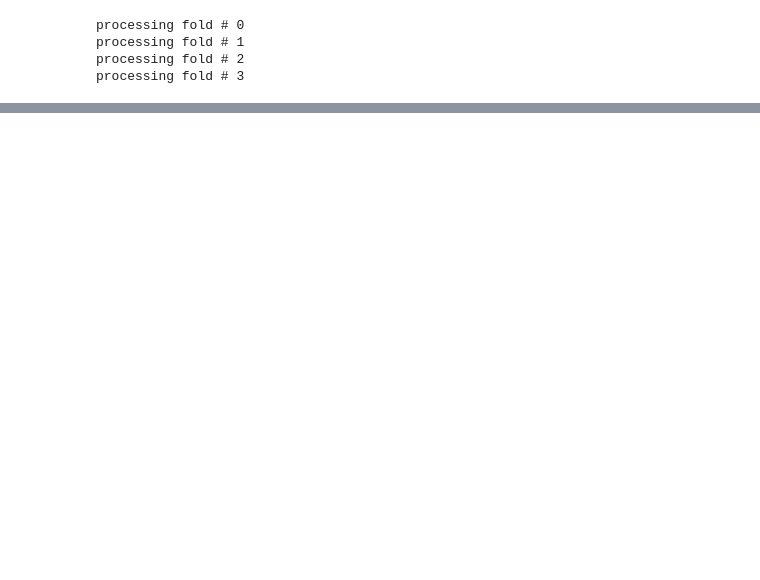
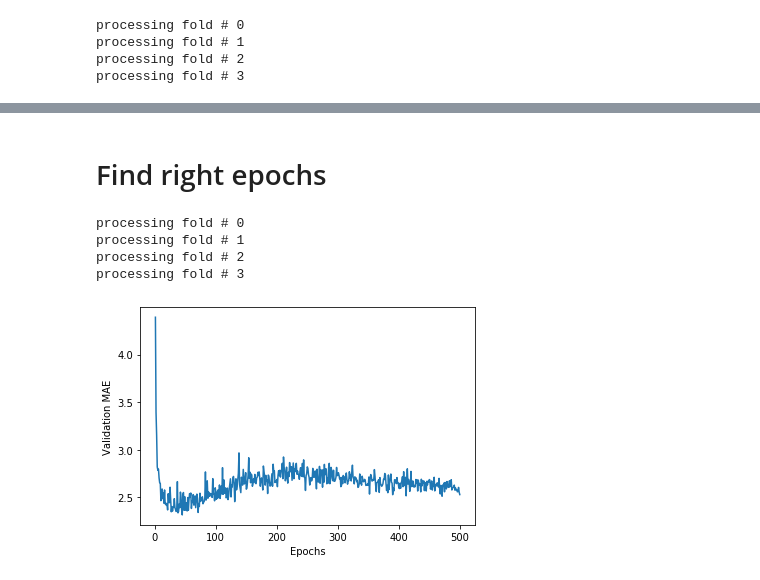
Before and after one commit to PratipRana/practiceDeepLearning, a Jupyter notebook: Chapter3c.ipynb, the cells around one changed output, grey strips where cells are left out. Drawn from its saved outputs; the diff is of its cells as text; code cells hidden in the pictures; blank space fills up the shorter version.

```diff
--- a/Chapter3c.ipynb
+++ b/Chapter3c.ipynb
@@ -115,0 +120,2 @@ test_mae
+# %% [markdown]
+# Find right epochs
@@ -115,0 +126,44 @@ test_mae
+# %%
+num_epochs = 500
+all_mae_histories = []
+for i in range(k):
+    print('processing fold #', i)
+    # Prepare the validation data: data from partition # k
+    val_data = train_data[i * num_val_samples: (i + 1) * num_val_samples]
+    val_targets = train_targets[i * num_val_samples: (i + 1) * num_val_samples]
+
+    # Prepare the training data: data from all other partitions
+    partial_train_data = np.concatenate(
+        [train_data[:i * num_val_samples],
+         train_data[(i + 1) * num_val_samples:]],
+        axis=0)
+    partial_train_targets = np.concatenate(
+        [train_targets[:i * num_val_samples],
+         train_targets[(i + 1) * num_val_samples:]],
+        axis=0)
+
+    # Build the Keras model (already compiled)
+    model = build_model()
+    # Train the model (in silent mode, verbose=0)
+    history = model.fit(partial_train_data, partial_train_targets,
+                        validation_data=(val_data, val_targets),
+                        epochs=num_epochs, batch_size=1, verbose=0)
+    mae_history = history.history['val_mean_absolute_error']
+    all_mae_histories.append(mae_history)
+# %% [output]
+processing fold # 0
+processing fold # 1
+processing fold # 2
+processing fold # 3
+# %%
+average_mae_history = [np.mean([x[i] for x in all_mae_histories]) for i in range(num_epochs)]
+# %%
+import matplotlib.pyplot as plt
+%matplotlib inline
+
+plt.plot(range(1, len(average_mae_history) + 1), average_mae_history)
+plt.xlabel('Epochs')
+plt.ylabel('Validation MAE')
+plt.show()
+# %% [output]
+[figure, added]
```
Also changed, not shown: parts of 9 cells of this notebook.
